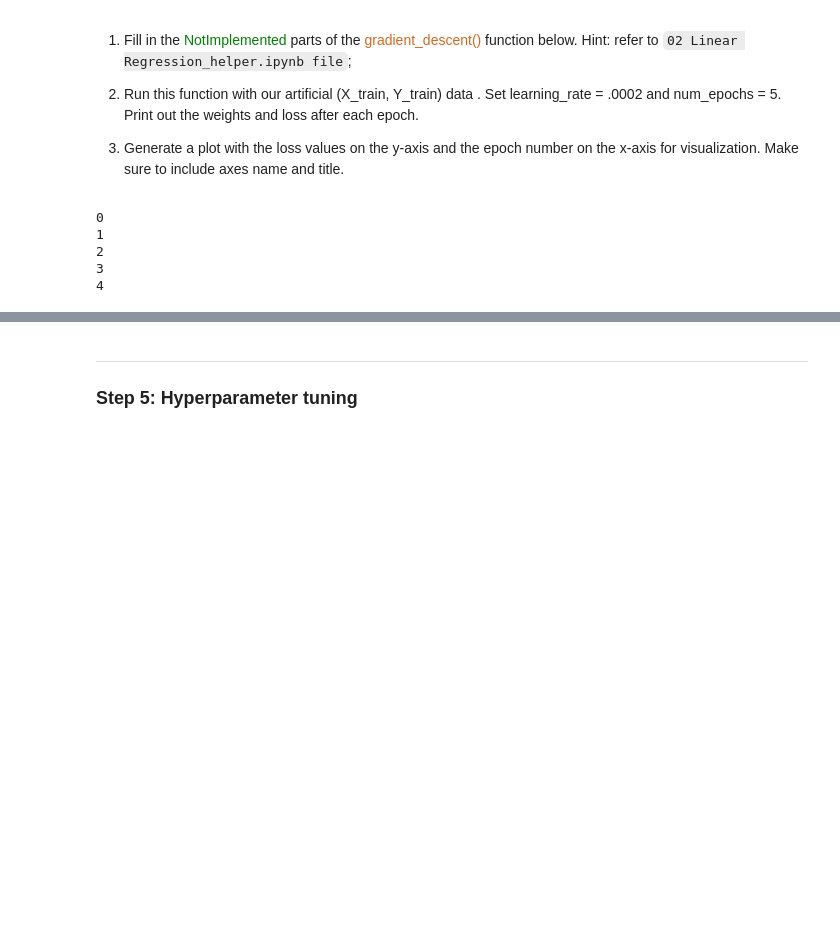
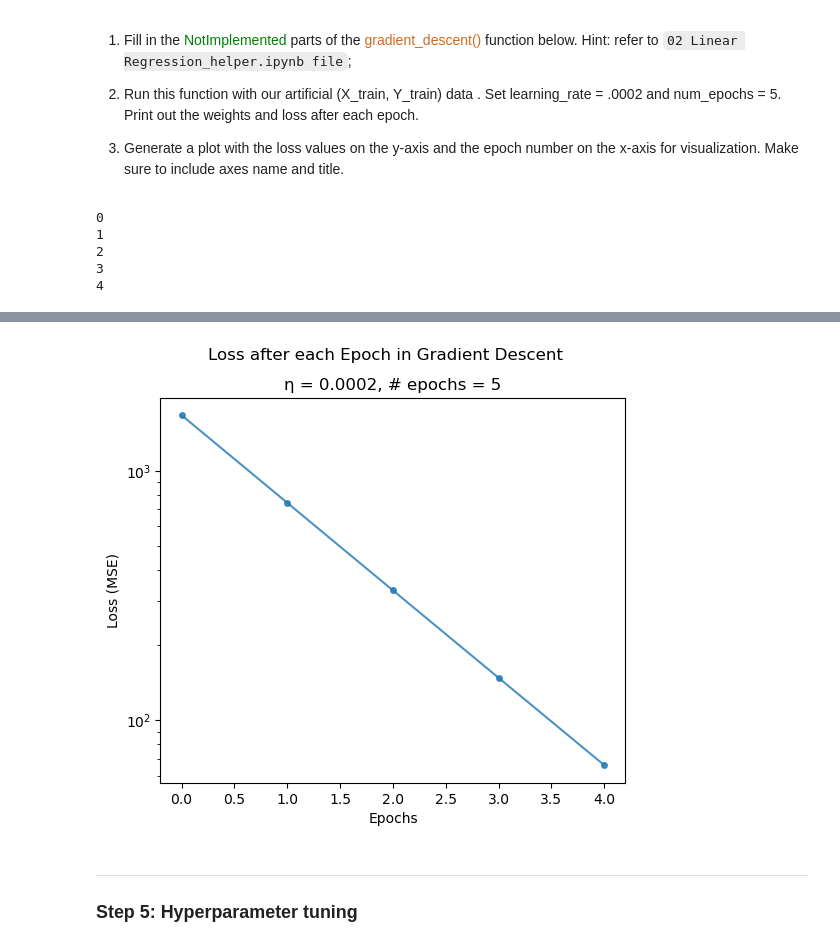
Before and after one commit to daveschaaf/mids_207, a Jupyter notebook: assignments/02 Linear Regression.ipynb, the cells around one changed output, grey strips where cells are left out. Drawn from its saved outputs; the diff is of its cells as text; code cells hidden in the pictures; blank space fills up the shorter version.

```diff
--- a/assignments/02 Linear Regression.ipynb
+++ b/assignments/02 Linear Regression.ipynb
@@ -125,7 +194,7 @@ for i in range(num_epochs):
 4
 # %%
 def gradient_descent(inputs, outputs, learning_rate, num_epochs):
-  """Apply the gradient descent algorithm to learn learn linear regression.
+  """Apply the gradient descent algorithm to learn linear regression.
 
   Args:
     inputs: A 2-D array where each column is an input feature and each
@@ -149,34 +218,35 @@ def gradient_descent(inputs, outputs, learning_rate, num_epochs):
   # Keep track of the training loss and weights after each step.
   losses = []
   weights = []
-
+  print(f"\nGradient Descent called with {learning_rate=}, {num_epochs=}")
   for epoch in range(num_epochs):
     # Append the old weights to the weights list to keep track of them.
     weights.append(W)
 
     # Evaluate the current predictions for the training examples given
     # the current estimate of W.
-    predictions = NotImplemented
+    predictions = np.dot(inputs, W)
 
     # Find the difference between the predictions and the actual target
     # values.
-    diff = NotImplemented
+    diff = outputs - predictions
 
     # In standard linear regression, we want to minimize the sum of squared
     # differences. Compute the mean squared error loss. Don't bother with the
     # 1/2 scaling factor here.
-    loss = NotImplemented
+    loss = (diff**2).sum()/m
 
     # Append the loss to the losses list to keep a track of it.
     losses.append(loss)
 
     # Compute the gradient with respect to the loss.
     # [Formula (4) in the Gradient Descent Implementation]
-    gradient = NotImplemented
+    gradient = inputs.T.dot(diff) / m
 
     # Update weights, scaling the gradient by the learning rate.
-    W = W - learning_rate * gradient
+    W = W + learning_rate * gradient
 
+    print(f"Epoch {epoch}: {W=}, {loss=}")
   # Append the final weights after the loop
   weights.append(W)
 
@@ -185,0 +254,7 @@ def gradient_descent(inputs, outputs, learning_rate, num_epochs):
+# %%
+inputs = X_train
+outputs = Y_train
+learning_rate = .0002
+num_epochs = 5
+
+weights, losses = gradient_descent(inputs, outputs, learning_rate, num_epochs)
@@ -186,3 +268,17 @@ def gradient_descent(inputs, outputs, learning_rate, num_epochs):
+# %%
+def ax_loss_plot(ax, losses, eta):
+    ax.plot(losses, marker='o', markersize=4, linestyle='-', alpha=0.8)
+    ax.set_xlabel("Epochs")
+    ax.set_ylabel("Loss (MSE)")
+    ax.set_yscale('log')
+    ax.set_title(f"η = {eta}, # epochs = {len(losses)}")
+
+fig, ax = plt.subplots(figsize=(6, 5))
+fig.suptitle(f"Loss after each Epoch in Gradient Descent")
+ax_loss_plot(ax, losses, learning_rate)
+fig.show()
+# %% [output]
+[figure, added]
 # %% [markdown]
 ---
 ### Step 5: Hyperparameter tuning
```
Also changed, not shown: parts of 28 cells of this notebook, 1 other file.
